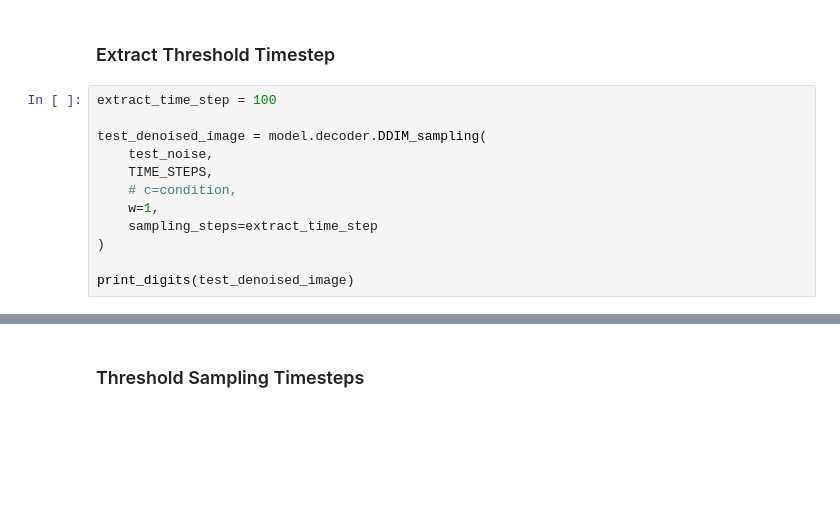
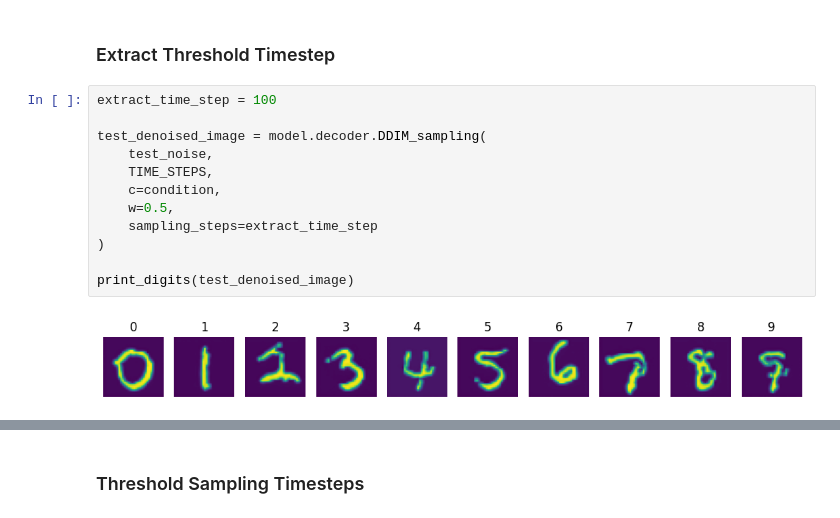
Before and after one commit to junyeong-nero/DDPM, a Jupyter notebook: diffusion_colab_experiments.ipynb, the cells around one changed output, grey strips where cells are left out. Saved outputs shown, nothing was run; the diff lists cells and outputs as text; blank space fills up the shorter version.

```diff
--- a/diffusion_colab_experiments.ipynb
+++ b/diffusion_colab_experiments.ipynb
@@ -1068,13 +1132,15 @@ for steps in test_steps:
 # %%
 extract_time_step = 100
 
 test_denoised_image = model.decoder.DDIM_sampling(
     test_noise,
     TIME_STEPS,
-    # c=condition,
-    w=1,
+    c=condition,
+    w=0.5,
     sampling_steps=extract_time_step
 )
 
 print_digits(test_denoised_image)
+# %% [output]
+[figure, added]
 # %%
```
Also changed, not shown: parts of 16 cells of this notebook.
